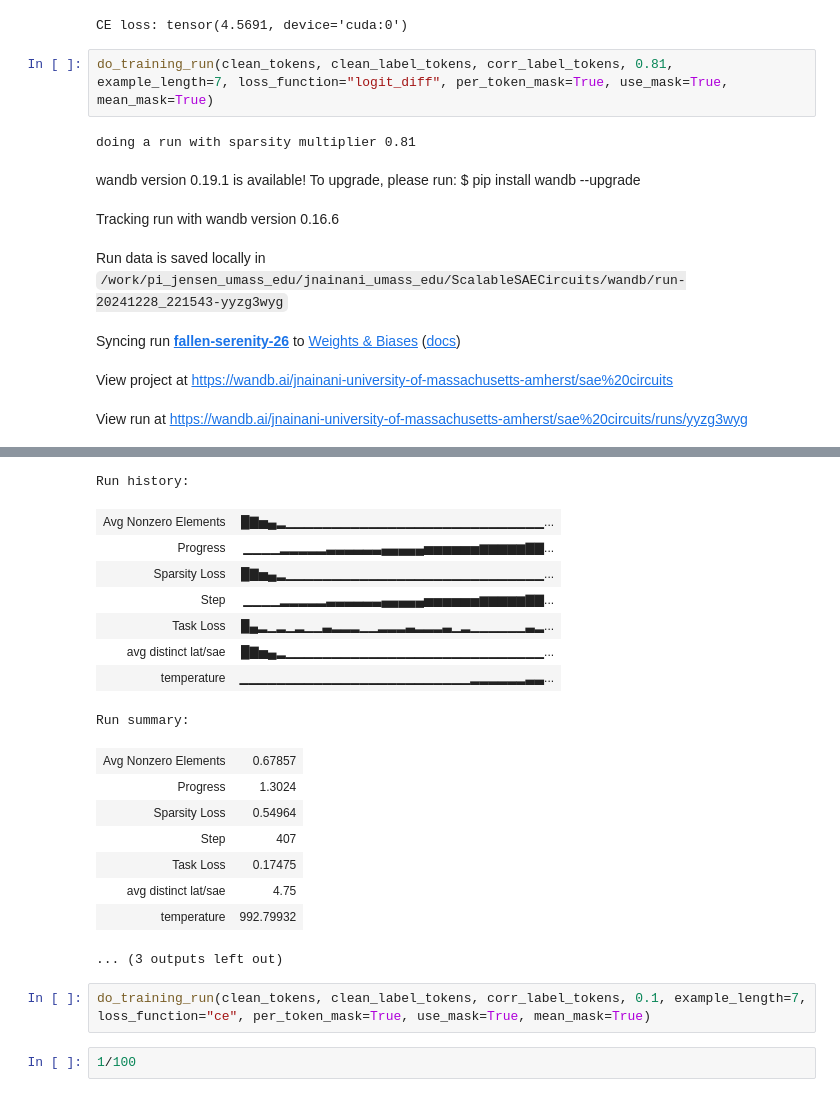
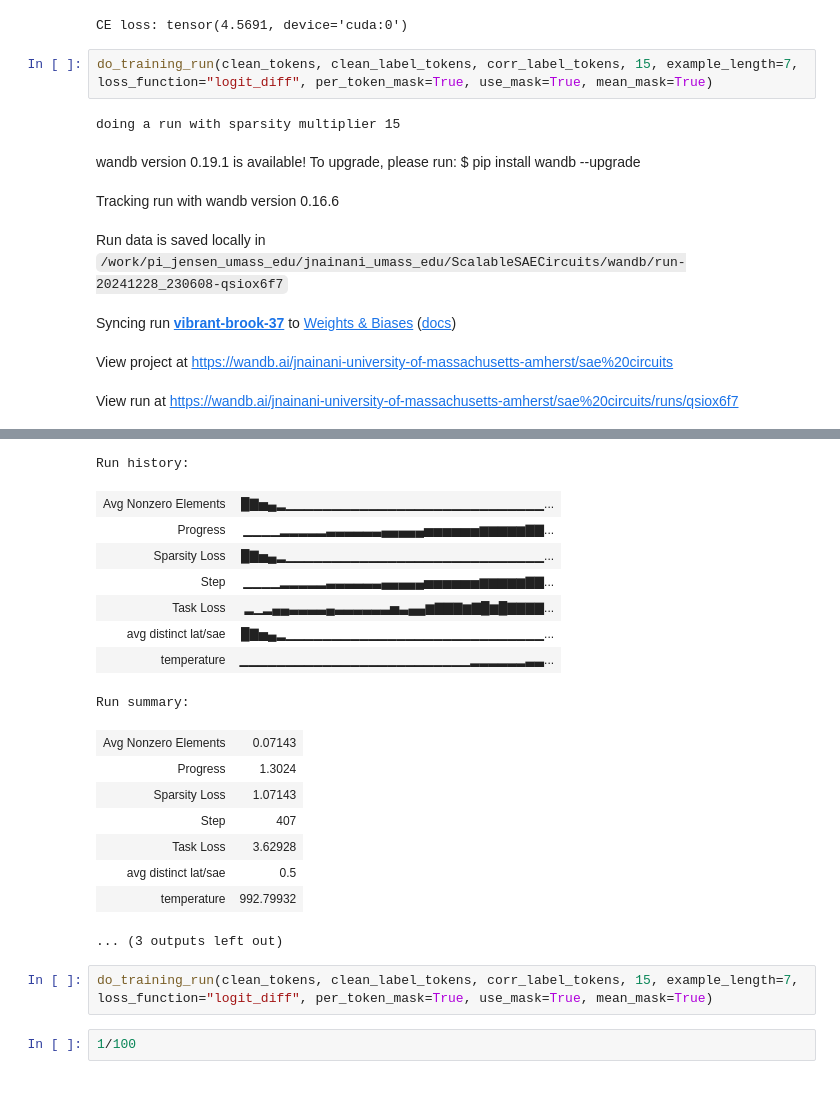
Before and after one commit to NainaniJatinZ/ScalableSAECircuits, a Jupyter notebook: sva.ipynb, the cells around one changed output, grey strips where cells are left out. Saved outputs shown, nothing was run; the diff lists cells and outputs as text.

```diff
--- a/sva.ipynb
+++ b/sva.ipynb
@@ -837,12 +837,12 @@ with torch.no_grad():
 # %% [output]
 CE loss: tensor(4.5691, device='cuda:0')
 # %%
-do_training_run(clean_tokens, clean_label_tokens, corr_label_tokens, 0.81, example_length=7, loss_function="logit_diff", per_token_mask=True, use_mask=True, mean_mask=True)
+do_training_run(clean_tokens, clean_label_tokens, corr_label_tokens, 15, example_length=7, loss_function="logit_diff", per_token_mask=True, use_mask=True, mean_mask=True)
 # %% [output]
-doing a run with sparsity multiplier 0.81
+doing a run with sparsity multiplier 15
 wandb version 0.19.1 is available! To upgrade, please run: $ pip install wandb --upgrade
 Tracking run with wandb version 0.16.6
-Run data is saved locally in /work/pi_jensen_umass_edu/jnainani_umass_edu/ScalableSAECircuits/wandb/run-20241228_221543-yyzg3wyg
+Run data is saved locally in /work/pi_jensen_umass_edu/jnainani_umass_edu/ScalableSAECircuits/wandb/run-20241228_230608-qsiox6f7
-Syncing run fallen-serenity-26 to Weights & Biases (docs)
+Syncing run vibrant-brook-37 to Weights & Biases (docs)
 View project at https://wandb.ai/jnainani-university-of-massachusetts-amherst/sae%20circuits
-View run at https://wandb.ai/jnainani-university-of-massachusetts-amherst/sae%20circuits/runs/yyzg3wyg
+View run at https://wandb.ai/jnainani-university-of-massachusetts-amherst/sae%20circuits/runs/qsiox6f7
@@ -850,22 +850,22 @@ Training Progress: 408it [02:35,  2.62it/s, Step=407, Progress=1.3, Avg Nonzero
 Run history:
 | Avg Nonzero Elements | █▇▅▄▂▁▁▁▁▁▁▁▁▁▁▁▁▁▁▁▁▁▁▁▁▁▁▁▁▁▁▁▁... |
 | Progress | ▁▁▁▁▂▂▂▂▂▃▃▃▃▃▃▄▄▄▄▄▅▅▅▅▅▅▆▆▆▆▆▇▇... |
 | Sparsity Loss | █▇▅▄▂▁▁▁▁▁▁▁▁▁▁▁▁▁▁▁▁▁▁▁▁▁▁▁▁▁▁▁▁... |
 | Step | ▁▁▁▁▂▂▂▂▂▃▃▃▃▃▃▄▄▄▄▄▅▅▅▅▅▅▆▆▆▆▆▇▇... |
-| Task Loss | █▄▂▁▂▁▂▁▁▃▂▂▂▁▁▂▂▂▃▂▂▂▃▁▂▁▁▁▁▁▁▃▂... |
+| Task Loss | ▂▁▂▄▄▃▃▃▃▄▃▃▃▃▃▃▅▃▄▄▆▇▇▇▆▇█▆█▇▇▇▇... |
 | avg distinct lat/sae | █▇▅▄▂▁▁▁▁▁▁▁▁▁▁▁▁▁▁▁▁▁▁▁▁▁▁▁▁▁▁▁▁... |
 | temperature | ▁▁▁▁▁▁▁▁▁▁▁▁▁▁▁▁▁▁▁▁▁▁▁▁▁▂▂▂▂▂▂▃▃... |
 Run summary:
-| Avg Nonzero Elements | 0.67857 |
+| Avg Nonzero Elements | 0.07143 |
 | Progress | 1.3024 |
-| Sparsity Loss | 0.54964 |
+| Sparsity Loss | 1.07143 |
 | Step | 407 |
-| Task Loss | 0.17475 |
-| avg distinct lat/sae | 4.75 |
+| Task Loss | 3.62928 |
+| avg distinct lat/sae | 0.5 |
 | temperature | 992.79932 |
 ... (3 outputs left out)
 # %%
-do_training_run(clean_tokens, clean_label_tokens, corr_label_tokens, 0.1, example_length=7, loss_function="ce", per_token_mask=True, use_mask=True, mean_mask=True)
+do_training_run(clean_tokens, clean_label_tokens, corr_label_tokens, 15, example_length=7, loss_function="logit_diff", per_token_mask=True, use_mask=True, mean_mask=True)
 # %%
 1/100
 # %% [output]
```
Also changed, not shown: parts of 10 cells of this notebook, 7 other files.
